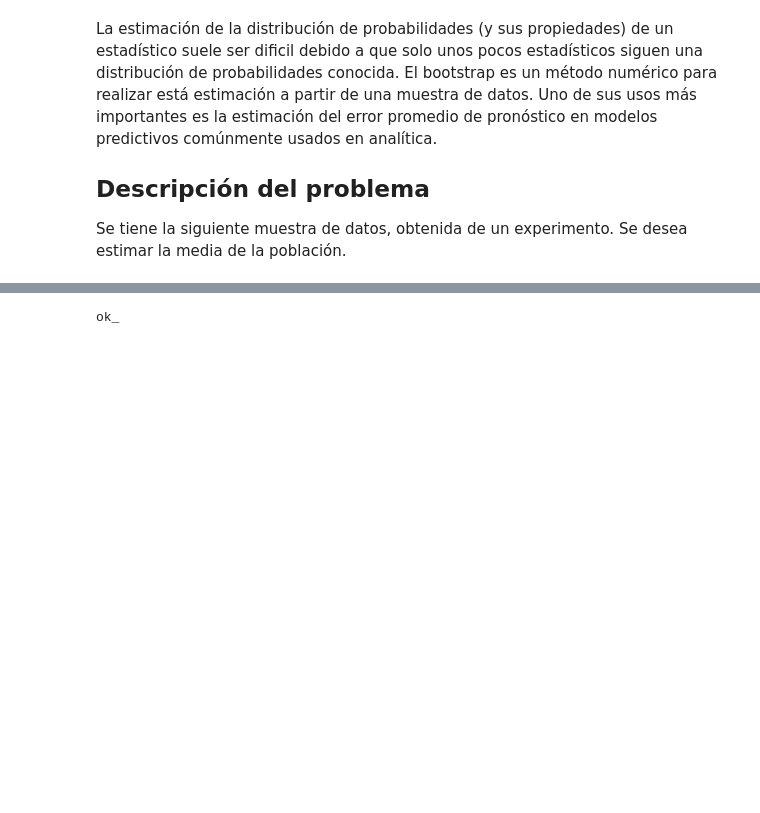
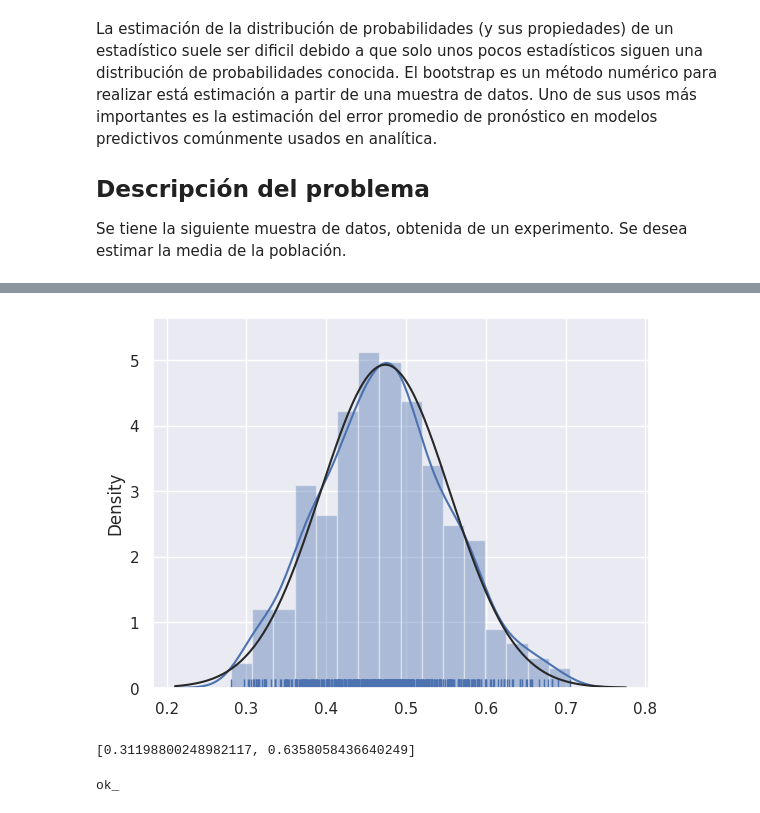
Before and after one commit to oecorrechag/Analitica-predictiva-course, a Jupyter notebook: notebooks/02_seccion/2.0.0 Fundamentos de estadística/2.2.9 Estimación de estadísticos usando bootstrap.ipynb, the cells around one changed output, grey strips where cells are left out. Cells and saved outputs as stored; diff of their text form; code cells hidden in the pictures; blank space fills up the shorter version.

```diff
--- a/notebooks/02_seccion/2.0.0 Fundamentos de estadística/2.2.9 Estimación de estadísticos usando bootstrap.ipynb
+++ b/notebooks/02_seccion/2.0.0 Fundamentos de estadística/2.2.9 Estimación de estadísticos usando bootstrap.ipynb
@@ -110,3 +233,20 @@ y así sucesivamente.
+# %%
+#
+# Distribución normal teórica
+#
+sns.set(color_codes=True)
+sns.distplot(stat, rug=True, fit=stats.norm)
+plt.show()
+# %% [output]
+[figure, added]
+# %%
+#
+# Intervalos de confianza para +/- 2 sigma
+# aprox el 95% de confianza
+#
+[np.mean(stat) - 2 * np.std(stat), np.mean(stat) + 2 * np.std(stat)]
+# %% [output]
+[0.31198800248982117, 0.6358058436640249]
 # %%
 print('ok_')
 # %% [output]
```
Also changed, not shown: parts of 10 cells of this notebook.
